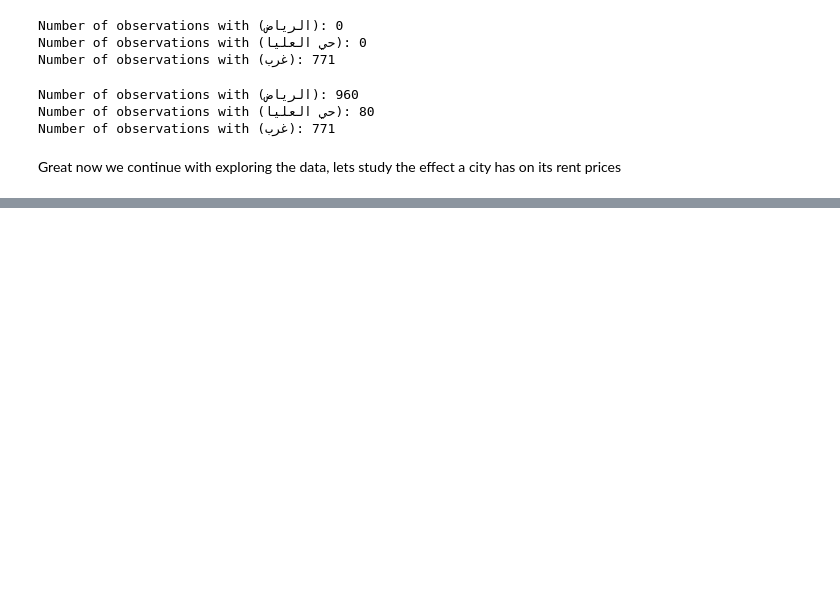
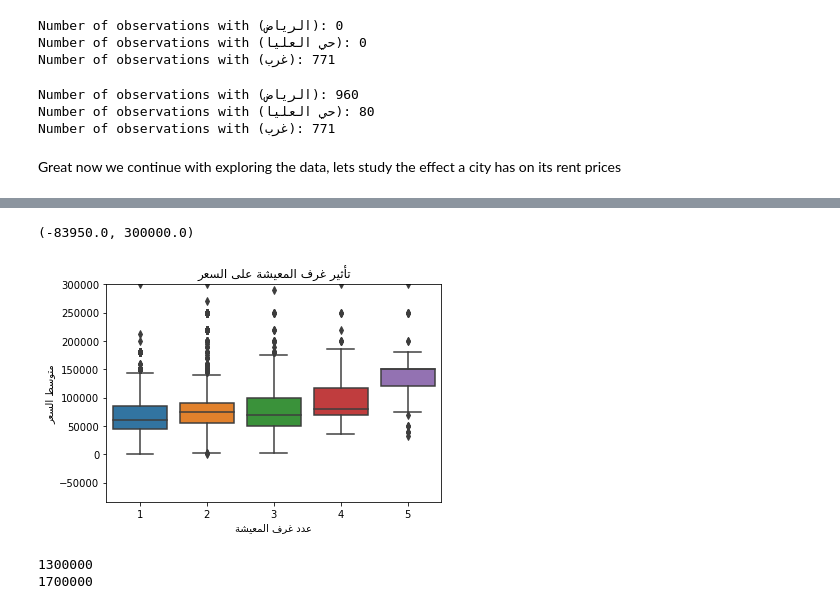
Before and after one commit to Turkinass/Aqar_Real_Estate_EDA, a Jupyter notebook: eda_raw.ipynb, the cells around one changed output, grey strips where cells are left out. Saved outputs shown, nothing was run; the diff lists cells and outputs as text; code cells hidden in the pictures; blank space fills up the shorter version.

```diff
--- a/eda_raw.ipynb
+++ b/eda_raw.ipynb
@@ -164,0 +210,14 @@ plt.show();
+# %%
+# this plot leads me to question the quality of the data
+# in the attribute "livingrooms"
+
+sns.boxplot(data=data,x="livingrooms",y="price")
+plt.title(plot_arabic(pd.Series("تأثير غرف المعيشة على السعر")))
+plt.xlabel(plot_arabic(pd.Series("عدد غرف المعيشة")))
+plt.ylabel(plot_arabic(pd.Series("متوسط السعر")))
+plt.ylim(top=0.3e6)
+# plt.
+# plt.show()
+# %% [output]
+(-83950.0, 300000.0)
+[figure, added]
@@ -164,0 +232,22 @@ plt.show();
+# %%
+
+
+
+
+# figure size in inches
+rcParams['figure.figsize'] = 8, 4
+
+# excluding outlier values in price (those greater than %95 of values)
+# this helps creating visualizations using sns.PairGrid
+price_percentile_95th = np.percentile(data["price"], 95)
+size_percentile_95th = np.percentile(data["size"], 95)
+
+exc_outliers = data.loc[data["price"] < price_percentile_95th]
+exc_outliers = data.loc[data["size"] < size_percentile_95th]
+
+
+print(exc_outliers["price"].max())
+print(data["price"].max())
+# %% [output]
+1300000
+1700000
```
Also changed, not shown: parts of 13 cells of this notebook.
